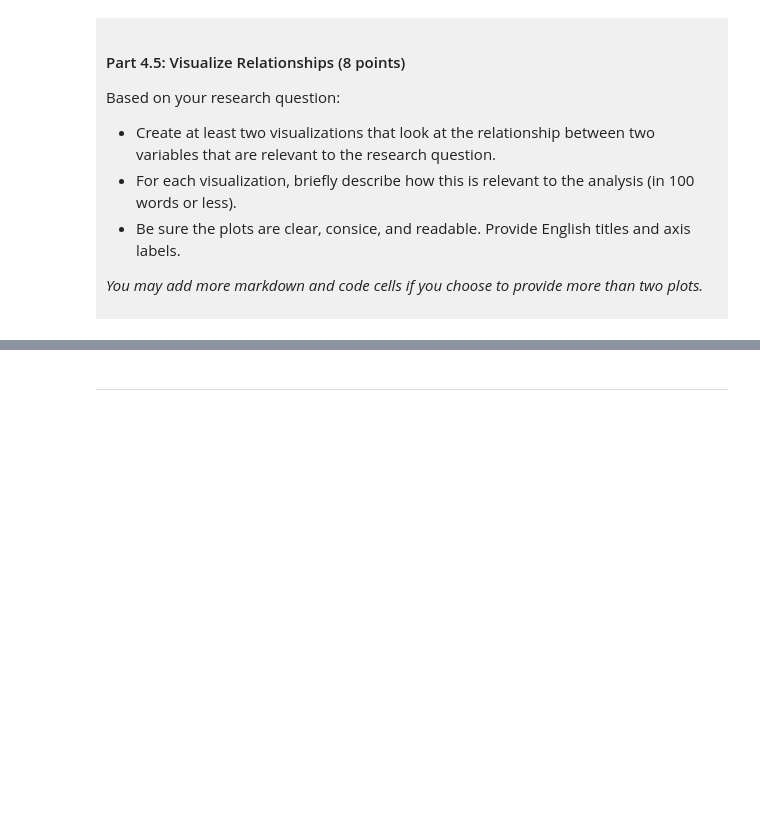
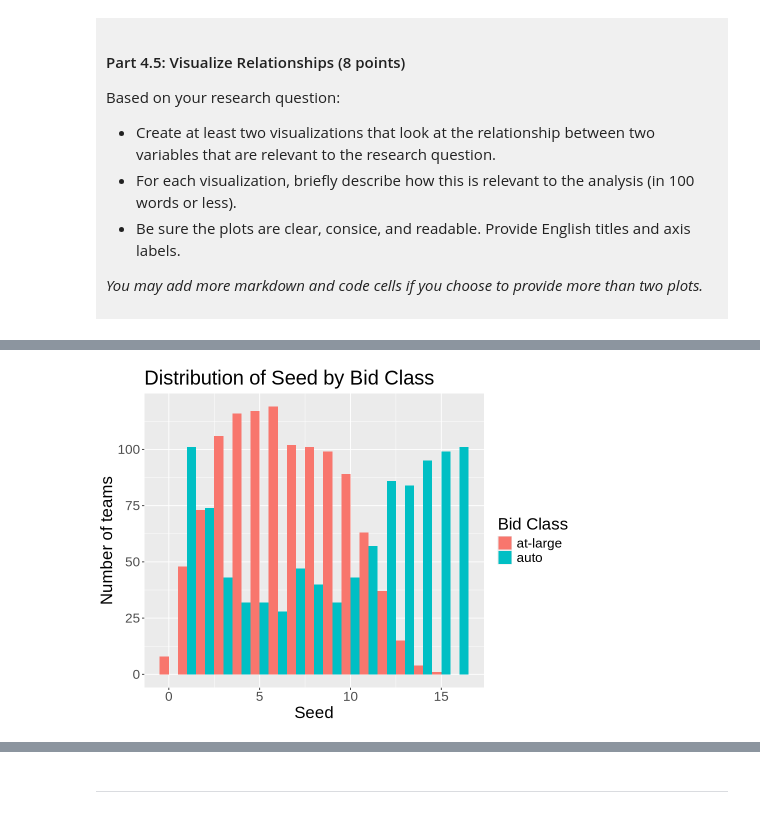
Before and after one commit to diegocrdz/dsci-100-project-diego-cordova, a Jupyter notebook: dsci-100-project-notebook.ipynb, the cells around one changed output, grey strips where cells are left out. Cells and saved outputs as stored; diff of their text form; code cells hidden in the pictures; blank space fills up the shorter version.

```diff
--- a/dsci-100-project-notebook.ipynb
+++ b/dsci-100-project-notebook.ipynb
@@ -331,3 +449,20 @@ Visualization 1: %%% EDIT THIS MARKDOWN CELL%%%
 # %%
-### EDIT THIS CODE CELL FOR VISUALIZATION 1###
+# Plot the seed values by bid class
+wmm_seed_bid <- wmm_tidy |>
+    ggplot(aes(x = seed, fill = bid)) +
+    geom_histogram(
+        binwidth = 1,
+        position = "dodge" # Dodge to draw the bars separated by class
+    ) +
+    labs(
+        x = "Seed",
+        y = "Number of teams",
+        title = "Distribution of Seed by Bid Class",
+        fill = "Bid Class"
+    ) +
+    theme(text = element_text(size = 20))
+
+wmm_seed_bid
+# %% [output]
+[figure, added]
 # %% [markdown]
```
Also changed, not shown: parts of 13 cells of this notebook.
